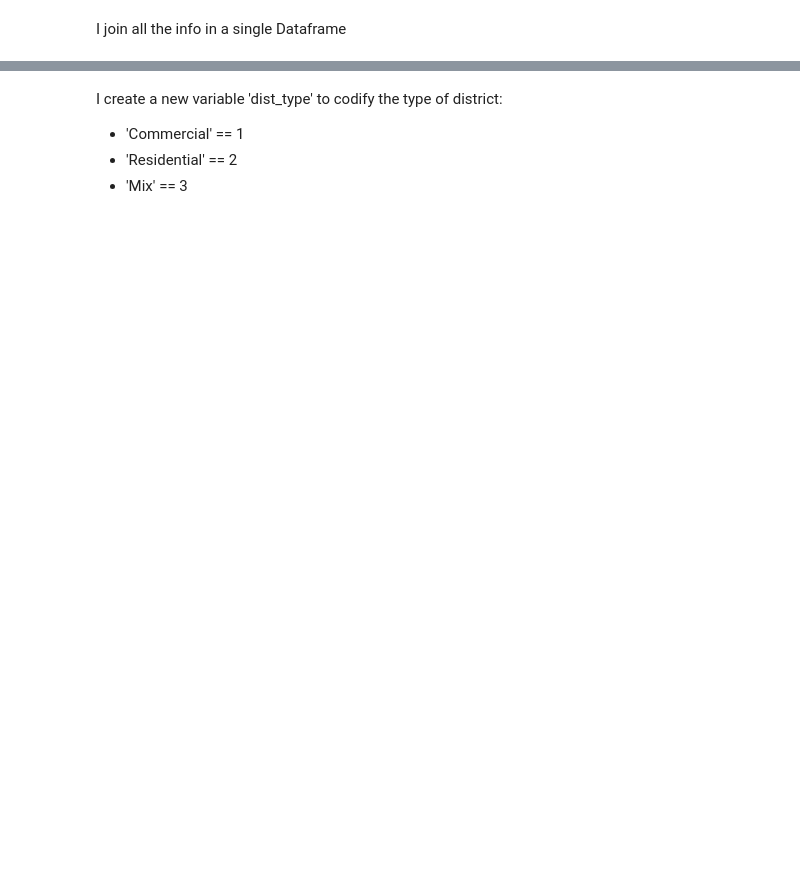
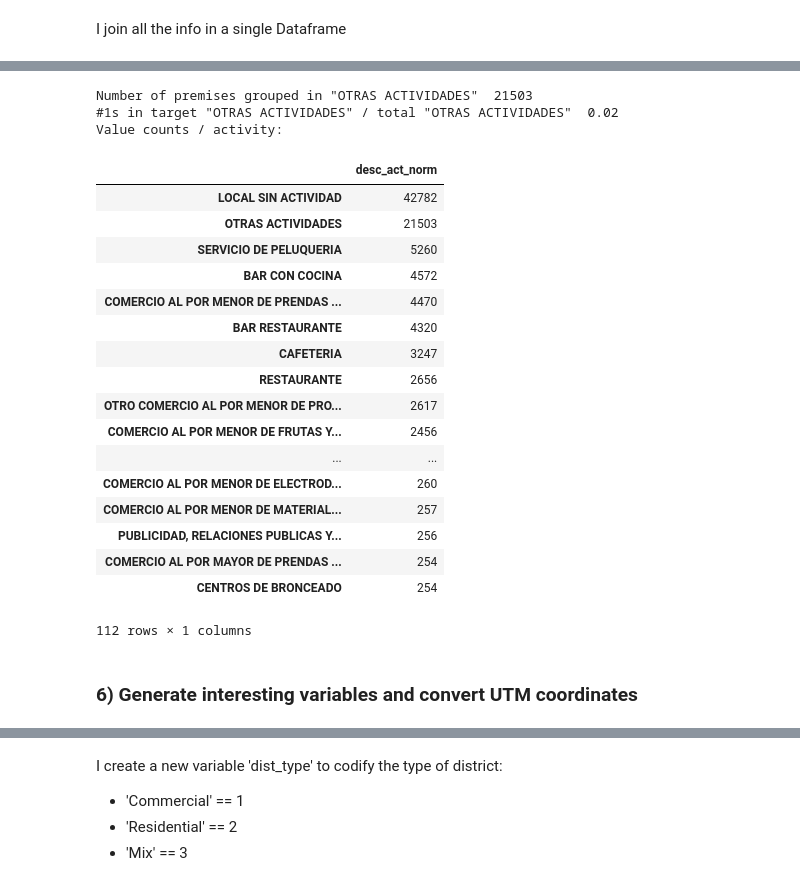
Before and after one commit to bdiazcor/TFM-Test-your-business-viability, a Jupyter notebook: TBV_v1/TBV1_data_cleaning.ipynb, the cells around one changed output, grey strips where cells are left out. Cells and saved outputs as stored; diff of their text form; code cells hidden in the pictures; blank space fills up the shorter version.

```diff
--- a/TBV_v1/TBV1_data_cleaning.ipynb
+++ b/TBV_v1/TBV1_data_cleaning.ipynb
@@ -613,0 +584,37 @@ First I have to unify colective groups coordinate with single commerce coordinat
+# %%
+# Standardize activities
+act = df_local19_ft.desc_epigrafe.value_counts()[df_local19_ft.desc_epigrafe.value_counts() < df_local19_ft.id_epigrafe.value_counts().quantile([.75]).values[0]].index
+df_local19_ft['desc_act_norm'] = df_local19_ft.apply(lambda x: cl.norm_act(x['desc_epigrafe'],act),axis=1)
+df_local19_ft.loc[:,'id_act_norm'] = df_local19_ft.apply(lambda x: cl.norm_id_act(x['desc_epigrafe'],x['id_epigrafe'],act),axis=1)
+
+# Check results
+df_oa = df_local19_ft[df_local19_ft.desc_act_norm == 'OTRAS ACTIVIDADES']
+print('Number of premises grouped in "OTRAS ACTIVIDADES" % 0.0f' % len(df_oa))
+print('#1s in target "OTRAS ACTIVIDADES" / total "OTRAS ACTIVIDADES" % 0.2f' % (len(df_oa[df_oa.target == 1])/len(df_oa)))
+print('Value counts / activity:')
+pr = pd.DataFrame(df_local19_ft.desc_act_norm.value_counts())
+pr
+# %% [output]
+Number of premises grouped in "OTRAS ACTIVIDADES"  21503
+#1s in target "OTRAS ACTIVIDADES" / total "OTRAS ACTIVIDADES"  0.02
+Value counts / activity:
+|  | desc_act_norm |
+| LOCAL SIN ACTIVIDAD | 42782 |
+| OTRAS ACTIVIDADES | 21503 |
+| SERVICIO DE PELUQUERIA | 5260 |
+| BAR CON COCINA | 4572 |
+| COMERCIO AL POR MENOR DE PRENDAS ... | 4470 |
+| BAR RESTAURANTE | 4320 |
+| CAFETERIA | 3247 |
+| RESTAURANTE | 2656 |
+| OTRO COMERCIO AL POR MENOR DE PRO... | 2617 |
+| COMERCIO AL POR MENOR DE FRUTAS Y... | 2456 |
+| ... | ... |
+| COMERCIO AL POR MENOR DE ELECTROD... | 260 |
+| COMERCIO AL POR MENOR DE MATERIAL... | 257 |
+| PUBLICIDAD, RELACIONES PUBLICAS Y... | 256 |
+| COMERCIO AL POR MAYOR DE PRENDAS ... | 254 |
+| CENTROS DE BRONCEADO | 254 |
+112 rows × 1 columns
+# %% [markdown]
+### 6) Generate interesting variables and convert UTM coordinates
```
Also changed, not shown: parts of 192 cells of this notebook.
